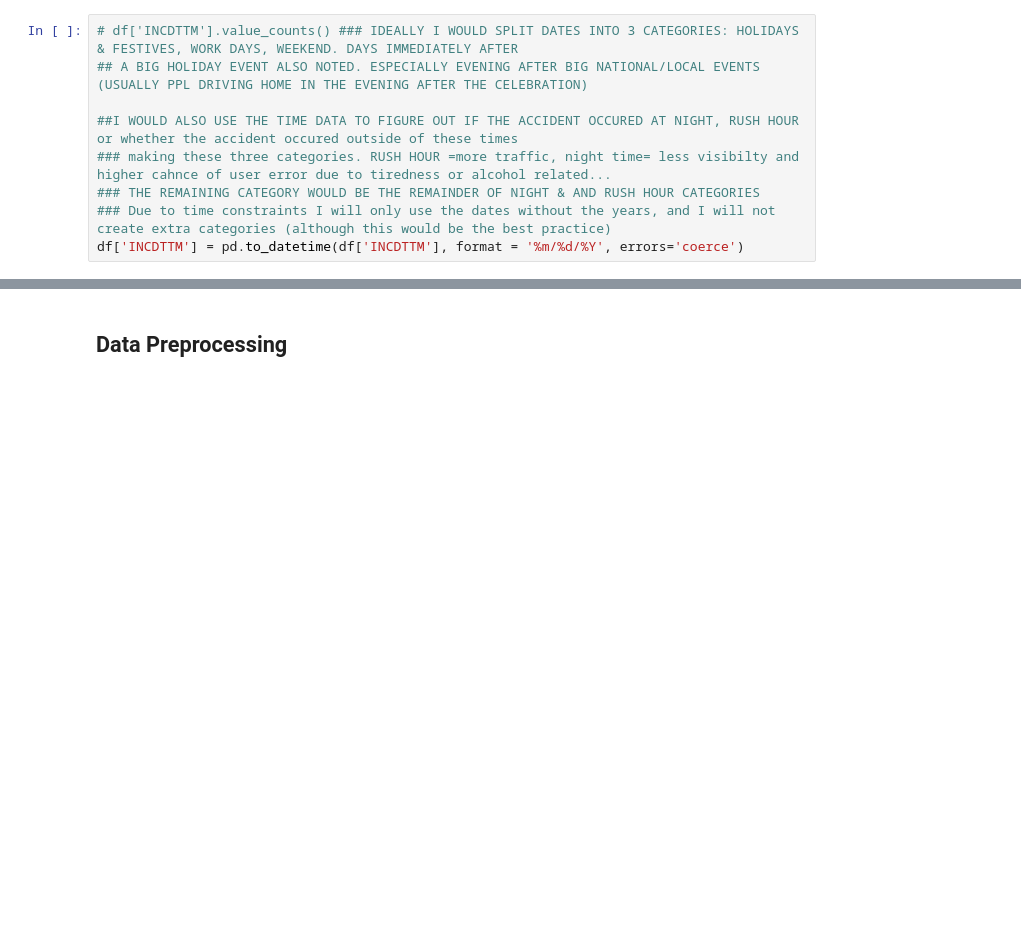
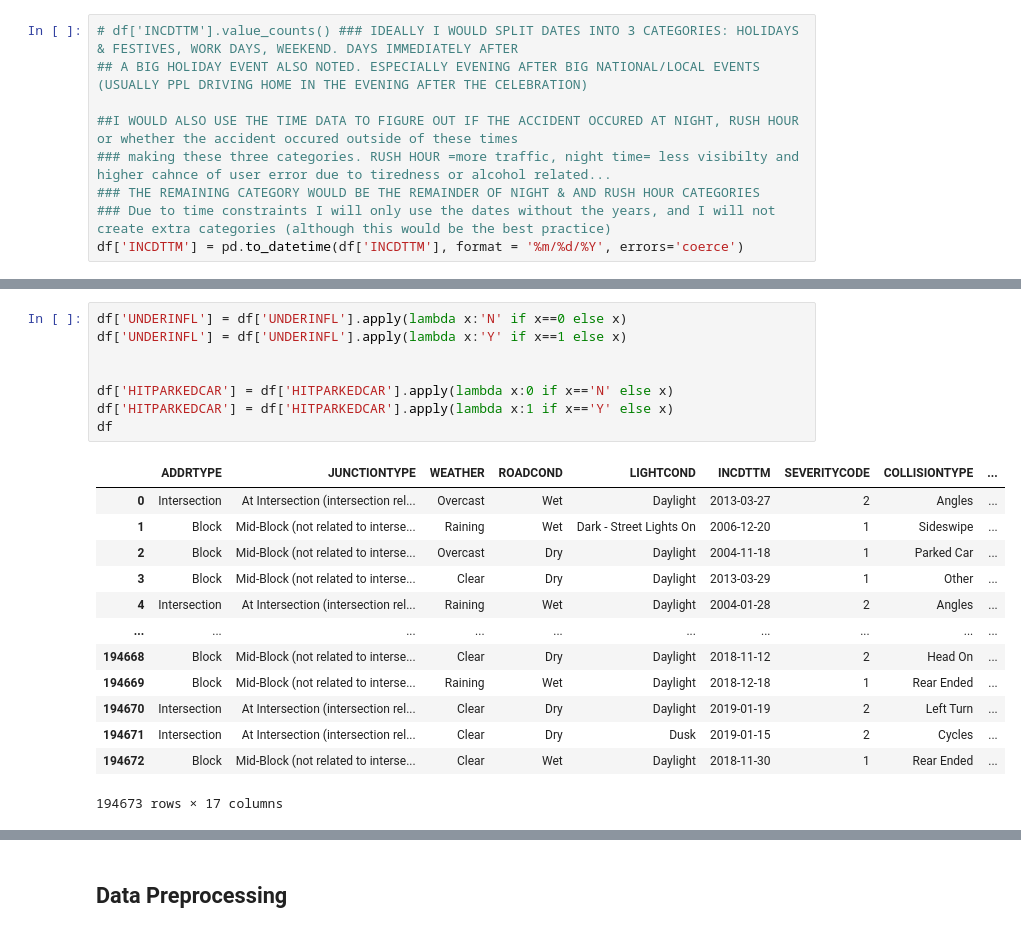
Before and after one commit to MisterCarter/Coursera_Capstone, a Jupyter notebook: Scripts/Coursera Capstone.ipynb, the cells around one changed output, grey strips where cells are left out. Drawn from its saved outputs; the diff is of its cells as text; blank space fills up the shorter version.

```diff
--- a/Scripts/Coursera Capstone.ipynb
+++ b/Scripts/Coursera Capstone.ipynb
@@ -260,0 +282,22 @@ df
+# %%
+df['UNDERINFL'] = df['UNDERINFL'].apply(lambda x:'N' if x==0 else x)
+df['UNDERINFL'] = df['UNDERINFL'].apply(lambda x:'Y' if x==1 else x)
+
+
+df['HITPARKEDCAR'] = df['HITPARKEDCAR'].apply(lambda x:0 if x=='N' else x)
+df['HITPARKEDCAR'] = df['HITPARKEDCAR'].apply(lambda x:1 if x=='Y' else x)
+df
+# %% [output]
+|  | ADDRTYPE | JUNCTIONTYPE | WEATHER | ROADCOND | LIGHTCOND | INCDTTM | SEVERITYCODE | COLLISIONTYPE | ... |
+| 0 | Intersection | At Intersection (intersection rel... | Overcast | Wet | Daylight | 2013-03-27 | 2 | Angles | ... |
+| 1 | Block | Mid-Block (not related to interse... | Raining | Wet | Dark - Street Lights On | 2006-12-20 | 1 | Sideswipe | ... |
+| 2 | Block | Mid-Block (not related to interse... | Overcast | Dry | Daylight | 2004-11-18 | 1 | Parked Car | ... |
+| 3 | Block | Mid-Block (not related to interse... | Clear | Dry | Daylight | 2013-03-29 | 1 | Other | ... |
+| 4 | Intersection | At Intersection (intersection rel... | Raining | Wet | Daylight | 2004-01-28 | 2 | Angles | ... |
+| ... | ... | ... | ... | ... | ... | ... | ... | ... | ... |
+| 194668 | Block | Mid-Block (not related to interse... | Clear | Dry | Daylight | 2018-11-12 | 2 | Head On | ... |
+| 194669 | Block | Mid-Block (not related to interse... | Raining | Wet | Daylight | 2018-12-18 | 1 | Rear Ended | ... |
+| 194670 | Intersection | At Intersection (intersection rel... | Clear | Dry | Daylight | 2019-01-19 | 2 | Left Turn | ... |
+| 194671 | Intersection | At Intersection (intersection rel... | Clear | Dry | Dusk | 2019-01-15 | 2 | Cycles | ... |
+| 194672 | Block | Mid-Block (not related to interse... | Clear | Wet | Daylight | 2018-11-30 | 1 | Rear Ended | ... |
+194673 rows × 17 columns
```
Also changed, not shown: parts of 28 cells of this notebook.
